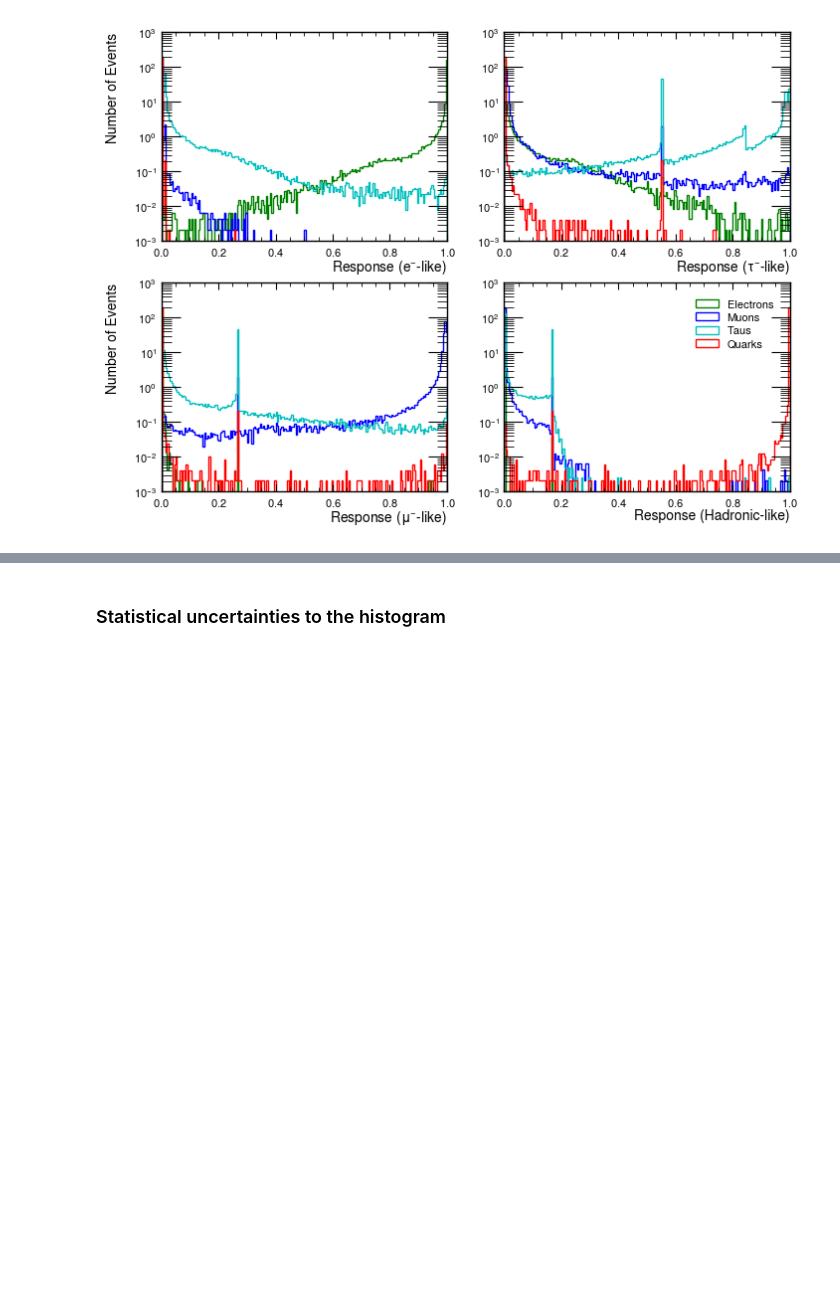
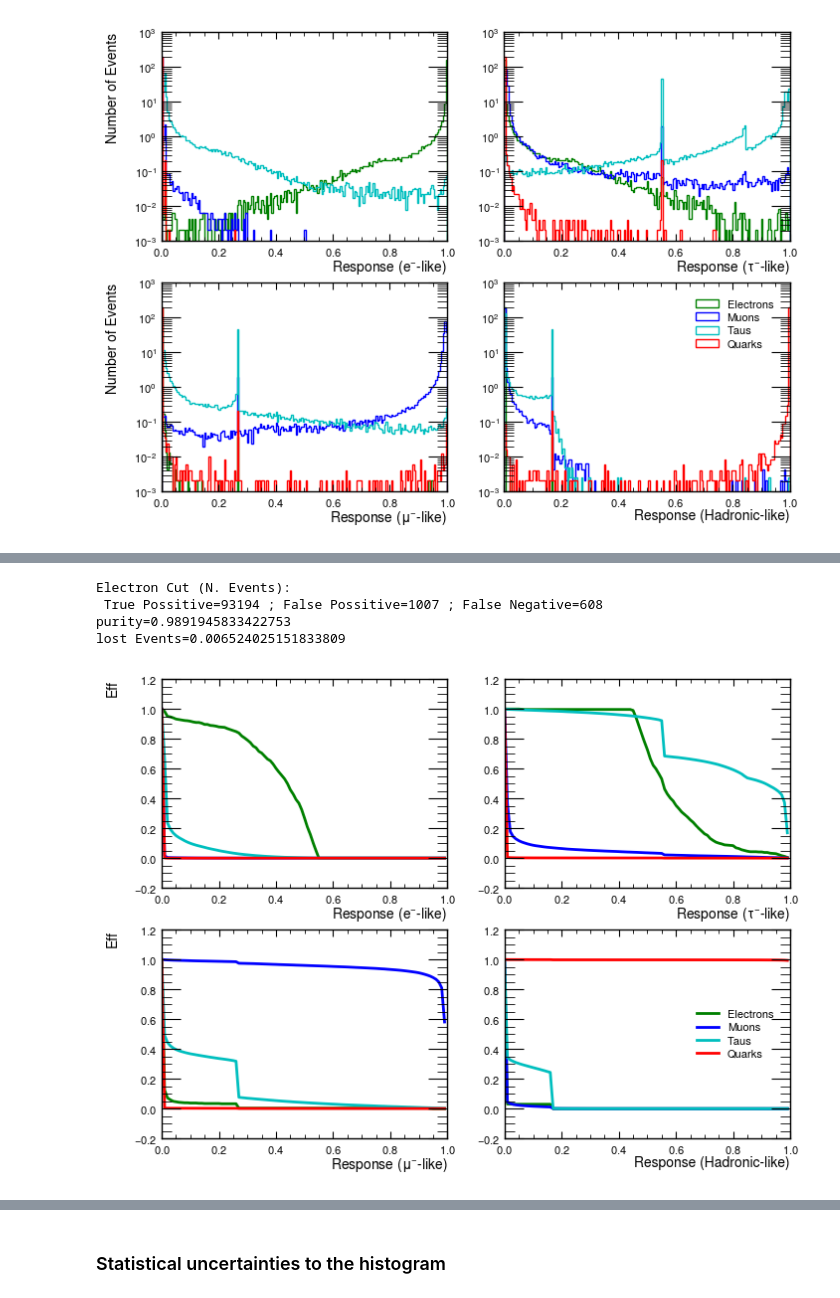
Before and after one commit to rihoppe/z0-precisionmeasurement, a Jupyter notebook: z0_experiment.ipynb, the cells around one changed output, grey strips where cells are left out. Drawn from its saved outputs; the diff is of its cells as text; code cells hidden in the pictures; blank space fills up the shorter version.

```diff
--- a/z0_experiment.ipynb
+++ b/z0_experiment.ipynb
@@ -236,0 +323,26 @@ print(np.arange(0.2,0.91,0.01))
+# %%
+'''To Look for Electron Cut'''
+#for i in range(len(rangeX)):
+#    print([round(rangeX[i],3), round(ee_eff_1[Types[0][1]][i],5), round(ee_eff_1["FalsePossitives"][i],5)])
+#plt.plot(rangeX,ee_eff_1[Types[0][1]]/ee_eff_1["FalsePossitives"])
+#plt.axvline(0.35, ls="--", color="k")
+#plt.show()
+
+condition_ee = np.bitwise_and(np.invert(condition_hh), Response[:,0]>=0.55)
+print("Electron Cut (N. Events):\n True Possitive={} ; False Possitive={} ; False Negative={}".format(len(ML_Labels[condition_ee][ML_Labels[condition_ee]==0]), len(ML_Labels[condition_ee][ML_Labels[condition_ee]!=0]), len(ML_Labels[np.invert(condition_ee)][ML_Labels[np.invert(condition_ee)]==0])))
+print("purity={}".format(1-(len(ML_Labels[condition_ee][ML_Labels[condition_ee]!=0])/len(ML_Labels[condition_ee][ML_Labels[condition_ee]==0]))))
+print("lost Events={}".format(len(ML_Labels[np.invert(condition_ee)][ML_Labels[np.invert(condition_ee)]==0])/len(ML_Labels[condition_ee][ML_Labels[condition_ee]==0])))
+
+'''After Electron Cut'''
+#0->ee ; 1->mm ; 2->tt ; 3->hh
+ee_eff_2 = efficiencycalc(Response[np.invert(condition_ee)],ML_Labels[np.invert(condition_ee)],0)
+mm_eff_2 = efficiencycalc(Response[np.invert(condition_ee)],ML_Labels[np.invert(condition_ee)],1)
+tt_eff_2 = efficiencycalc(Response[np.invert(condition_ee)],ML_Labels[np.invert(condition_ee)],2)
+hh_eff_2 = efficiencycalc(Response[np.invert(condition_ee)],ML_Labels[np.invert(condition_ee)],3)
+plotall(ee_eff_2,mm_eff_2,tt_eff_2,hh_eff_2)
+# %% [output]
+Electron Cut (N. Events):
+ True Possitive=93194 ; False Possitive=1007 ; False Negative=608
+purity=0.9891945833422753
+lost Events=0.006524025151833809
+[figure, added]
```
Also changed, not shown: parts of 7 cells of this notebook, 4 other files.
